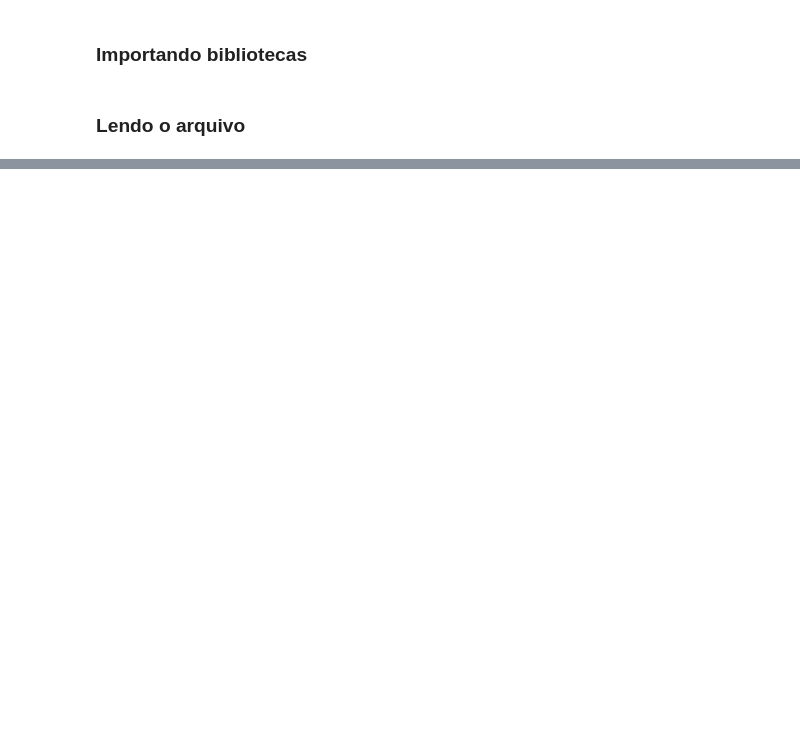
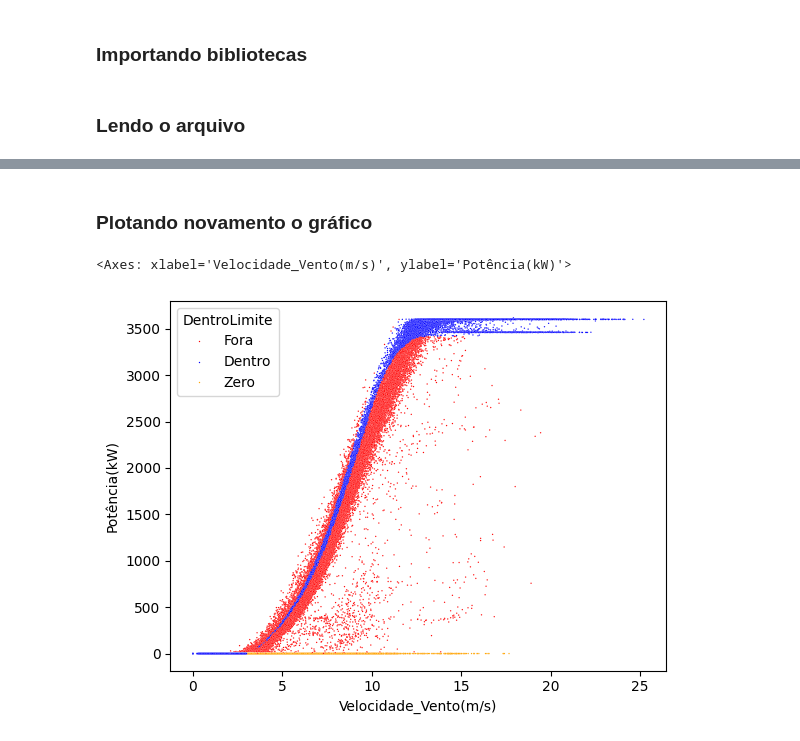
Before and after one commit to leversoncampos/data-notebook, a Jupyter notebook: case_studies/data_analysis/energy_sector/notebook/analise_turbina_eolica.ipynb, the cells around one changed output, grey strips where cells are left out. Saved outputs shown, nothing was run; the diff lists cells and outputs as text; code cells hidden in the pictures; blank space fills up the shorter version.

```diff
--- a/case_studies/data_analysis/energy_sector/notebook/analise_turbina_eolica.ipynb
+++ b/case_studies/data_analysis/energy_sector/notebook/analise_turbina_eolica.ipynb
@@ -26,0 +64,21 @@ display(turbina)
+# %%
+pot_real = turbina['Potência(kW)'].tolist()
+pot_teorica = turbina['Curva_Teórica(KWh)'].tolist()
+
+pot_max = []
+pot_min = []
+dentro_limite = []
+
+for potencia in pot_teorica:
+    pot_max.append(potencia * 1.05)
+    pot_min.append(potencia *0.95)
+
+for p, potencia in enumerate(pot_real):
+    if potencia >= pot_min[p] and potencia <= pot_max[p]:
+        dentro_limite.append('Dentro')
+    elif potencia == 0:
+        dentro_limite.append('Zero')
+    else:
+        dentro_limite.append('Fora')
+
+print(dentro_limite.count('Dentro')/len(dentro_limite))
@@ -26,0 +89,3 @@ display(turbina)
+# %%
+turbina['DentroLimite'] = dentro_limite
+display(turbina)
@@ -26,0 +106,10 @@ display(turbina)
+# %% [markdown]
+### Plotando novamento o gráfico
+# %%
+cores = {'Dentro': 'blue',
+         'Fora': 'red',
+         'Zero': 'orange'}
+sns.scatterplot(data = turbina, x = 'Velocidade_Vento(m/s)', y = 'Potência(kW)', hue = 'DentroLimite', s = 1, palette= cores)
+# %% [output]
+<Axes: xlabel='Velocidade_Vento(m/s)', ylabel='Potência(kW)'>
+[figure, added]
```
Also changed, not shown: parts of 10 cells of this notebook.
